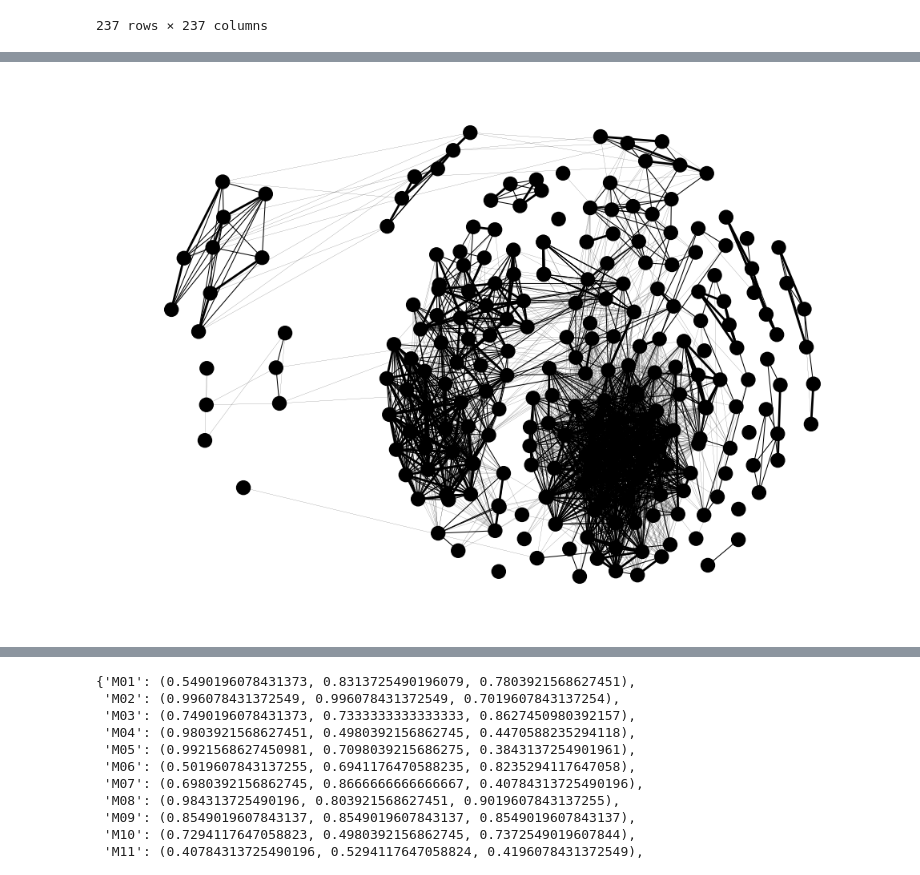
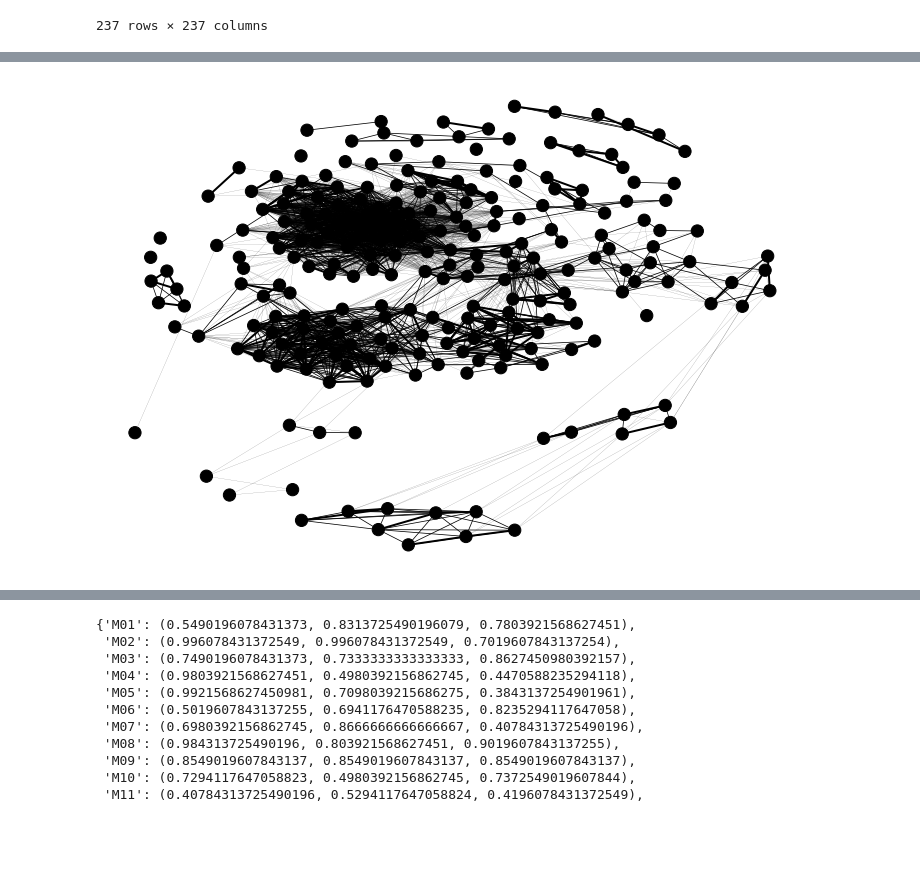
Before and after one commit to olivercliff/pyspi-paper, a Jupyter notebook: generate_figures.ipynb, the cells around one changed output, grey strips where cells are left out. Drawn from its saved outputs; the diff is of its cells as text; code cells hidden in the pictures; blank space fills up the shorter version.

```diff
--- a/generate_figures.ipynb
+++ b/generate_figures.ipynb
@@ -99,6 +99,10 @@ def draw_network(adj, spi=None, squared=False, node_color=None, \
 
     if node_color is None:
         node_color = {s: (0., 0., 0.) for s in adj}
+    else:
+        # If any nodes aren't in the map, set them to black
+        for spi in adj:
+            node_color.setdefault(spi, (0., 0., 0.))
 
     G = networkx.from_pandas_adjacency(adj)
 
@@ -169,6 +173,6 @@ def draw_network(adj, spi=None, squared=False, node_color=None, \
     plt.axis('off')
 # %%
 # Network without module colours can be difficult to interpret..
-draw_network(mm_adj, figsize=(10, 7))
+draw_network(mm_adj, squared=True, figsize=(10, 7))
 # %% [output]
-[figure, old version]
+[figure, new version]
```
Also changed, not shown: parts of 16 cells of this notebook.
